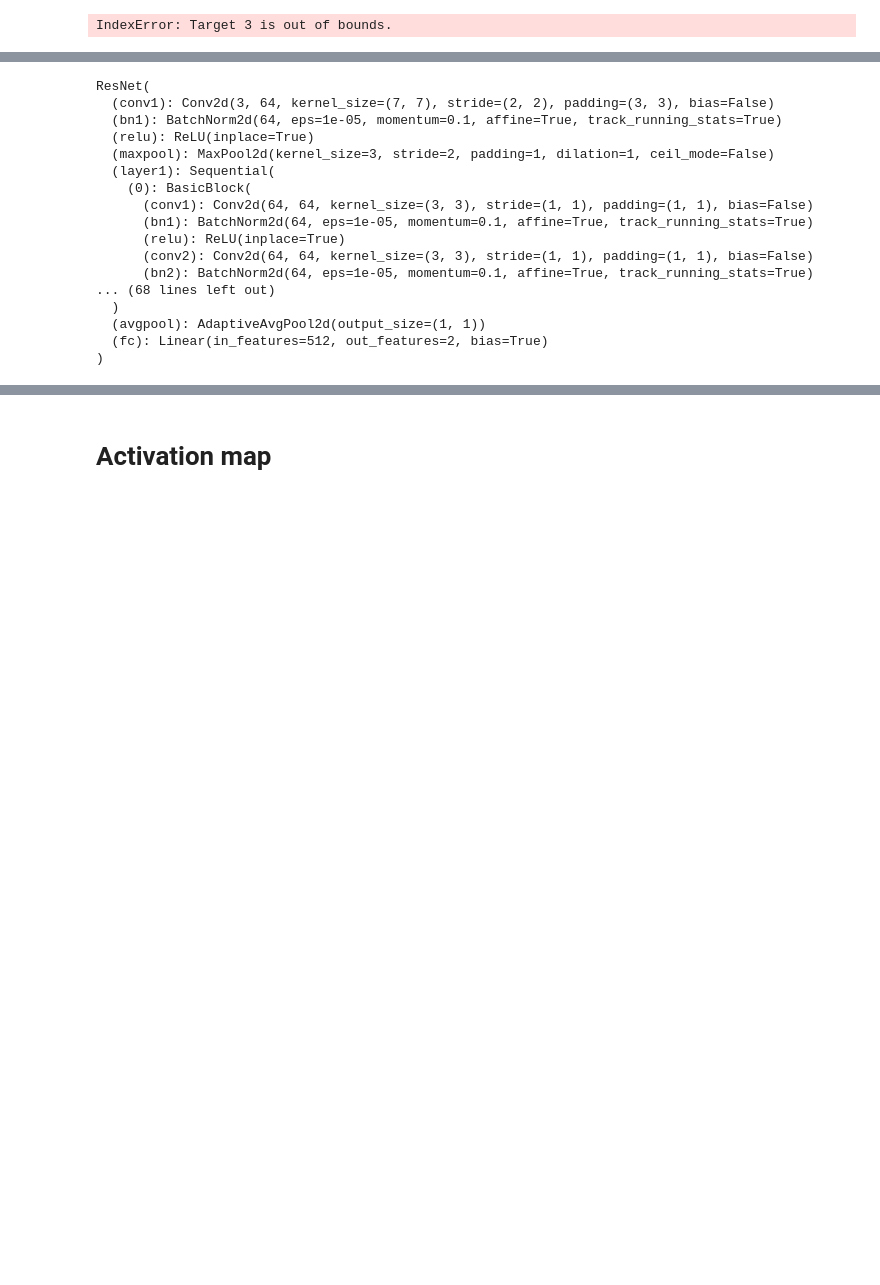
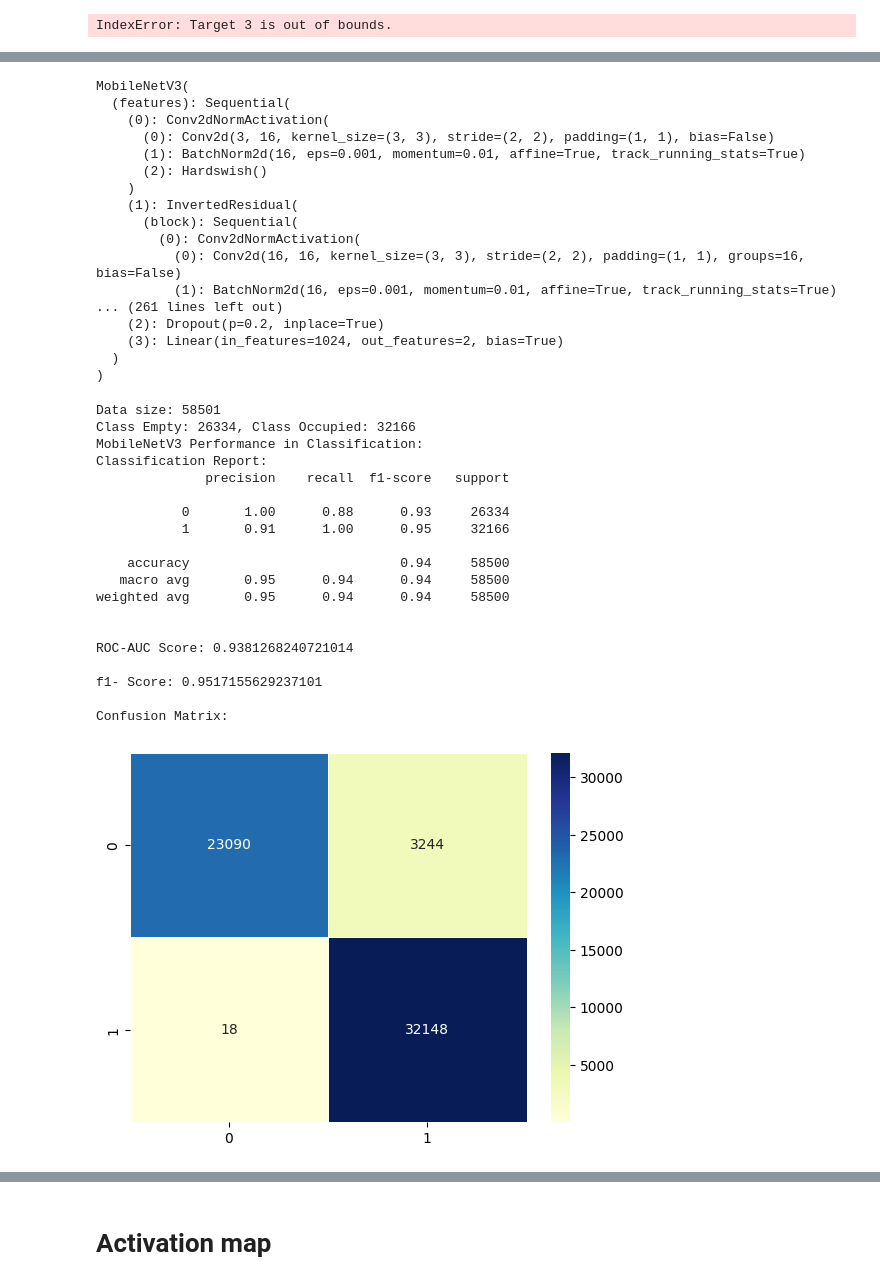
Before and after one commit to maxivmn/pklot, a Jupyter notebook: notebooks/classification.ipynb, the cells around one changed output, grey strips where cells are left out. Drawn from its saved outputs; the diff is of its cells as text; code cells hidden in the pictures; blank space fills up the shorter version.

```diff
--- a/notebooks/classification.ipynb
+++ b/notebooks/classification.ipynb
@@ -548,24 +723,53 @@ sns.heatmap(cm, cmap='YlGnBu', annot=True, fmt='d', linewidths=.5)
 # %%
-# Load of the model after it was saved with the inference way. torch.save(model.state_dict(), PATH)
-loaded_model = models.resnet18()
-loaded_model.fc = nn.Linear(loaded_model.fc.in_features, 2)
-loaded_model.load_state_dict( torch.load('../models/resnet18_sunny_datasets.pth'))
+loaded_model = models.mobilenet_v3_small()
+loaded_model.classifier[3] = nn.Linear(loaded_model.classifier[3].in_features, 2)
+loaded_model.load_state_dict(torch.load('../models/mobilenetv3_small_0.5mixed_states.pth'))
 loaded_model.eval()
 # %% [output]
-ResNet(
-  (conv1): Conv2d(3, 64, kernel_size=(7, 7), stride=(2, 2), padding=(3, 3), bias=False)
-  (bn1): BatchNorm2d(64, eps=1e-05, momentum=0.1, affine=True, track_running_stats=True)
-  (relu): ReLU(inplace=True)
-  (maxpool): MaxPool2d(kernel_size=3, stride=2, padding=1, dilation=1, ceil_mode=False)
-  (layer1): Sequential(
-    (0): BasicBlock(
-      (conv1): Conv2d(64, 64, kernel_size=(3, 3), stride=(1, 1), padding=(1, 1), bias=False)
-      (bn1): BatchNorm2d(64, eps=1e-05, momentum=0.1, affine=True, track_running_stats=True)
-      (relu): ReLU(inplace=True)
-      (conv2): Conv2d(64, 64, kernel_size=(3, 3), stride=(1, 1), padding=(1, 1), bias=False)
-      (bn2): BatchNorm2d(64, eps=1e-05, momentum=0.1, affine=True, track_running_stats=True)
-... (68 lines left out)
+MobileNetV3(
+  (features): Sequential(
+    (0): Conv2dNormActivation(
+      (0): Conv2d(3, 16, kernel_size=(3, 3), stride=(2, 2), padding=(1, 1), bias=False)
+      (1): BatchNorm2d(16, eps=0.001, momentum=0.01, affine=True, track_running_stats=True)
+      (2): Hardswish()
+    )
+    (1): InvertedResidual(
+      (block): Sequential(
+        (0): Conv2dNormActivation(
+          (0): Conv2d(16, 16, kernel_size=(3, 3), stride=(2, 2), padding=(1, 1), groups=16, bias=False)
+          (1): BatchNorm2d(16, eps=0.001, momentum=0.01, affine=True, track_running_stats=True)
+... (261 lines left out)
+    (2): Dropout(p=0.2, inplace=True)
+    (3): Linear(in_features=1024, out_features=2, bias=True)
   )
-  (avgpool): AdaptiveAvgPool2d(output_size=(1, 1))
-  (fc): Linear(in_features=512, out_features=2, bias=True)
 )
+# %%
+# Test works only on loaded model. Because during the training the model was assigned to GPU. New GPU Tensors were created.
+# Loaded model on rainy data needs 1.5min. Trafo: Resize and normalize.
+# MobileNet traiend on 10% of sunny data on Puc_Sunny took 39min
+# MobileNet traiend on 10% of sunny data on Puc_cloudy took 22min
+# MobileNet traiend on 10% of sunny data on Puc_rainy took 14min
+# MobileNet traiend on 10% of sunny data on 04_cloudy took 6min
+# MobilrNet traine on 50 of mixed data on Puc_rainy took 112min.
+misclassified= test_on_new_data(loaded_model, destpath_dic['05_sunny'])
+# %% [output]
+Data size: 58501
+Class Empty: 26334, Class Occupied: 32166
+MobileNetV3 Performance in Classification:
+Classification Report:
+              precision    recall  f1-score   support
+
+           0       1.00      0.88      0.93     26334
+           1       0.91      1.00      0.95     32166
+
+    accuracy                           0.94     58500
+   macro avg       0.95      0.94      0.94     58500
+weighted avg       0.95      0.94      0.94     58500
+
+
+ROC-AUC Score: 0.9381268240721014
+
+f1- Score: 0.9517155629237101
+
+Confusion Matrix:
+[figure, added]
```
Also changed, not shown: parts of 63 cells of this notebook, 12 other files.
